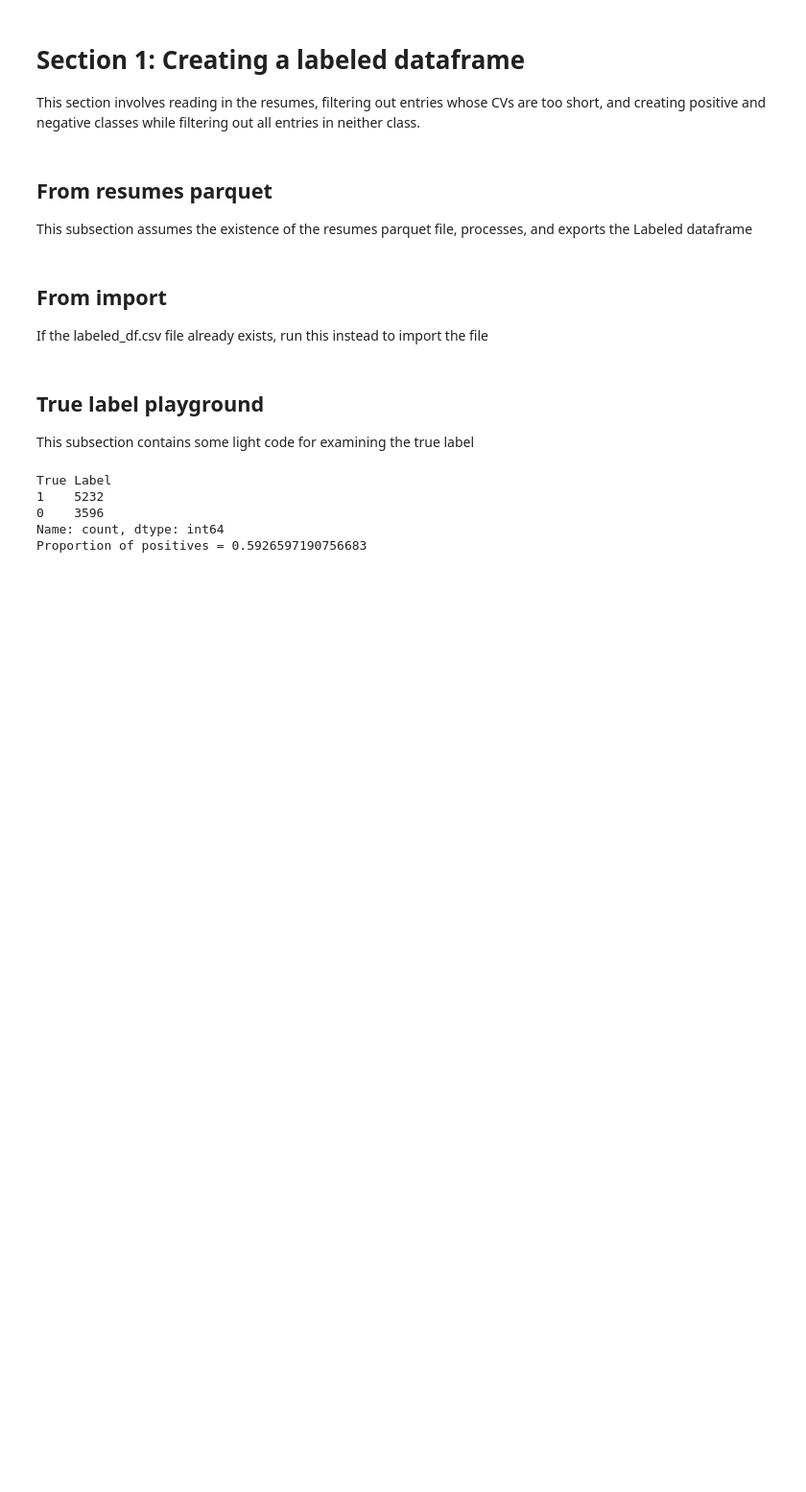
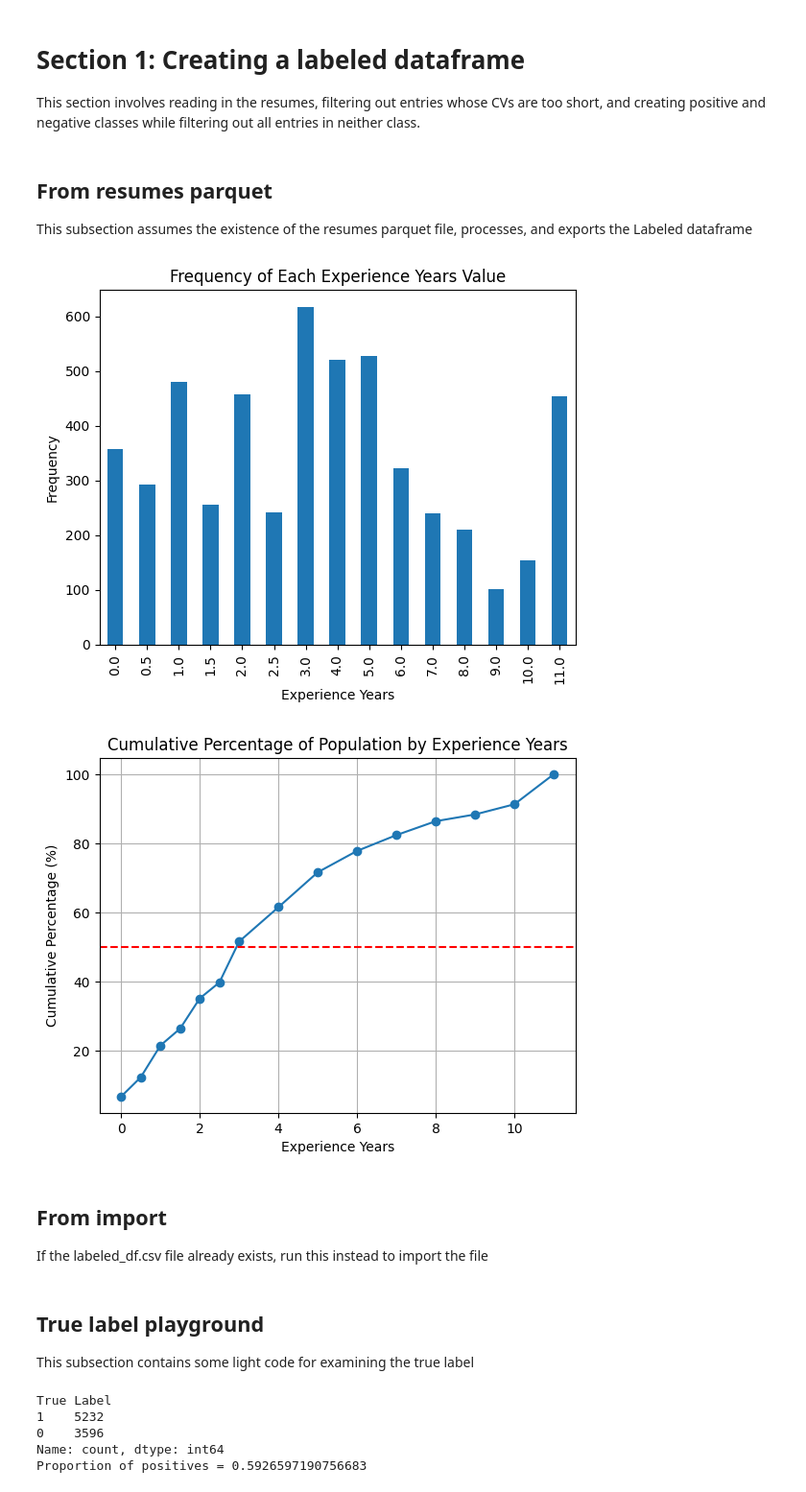
Before and after one commit to heyyjudes/llm-hiring-ecosystem, a Jupyter notebook: execution.ipynb, the cells around one changed output. Shown at 96% size. Saved outputs shown, nothing was run; the diff lists cells and outputs as text; code cells hidden in the pictures; blank space fills up the shorter version.

Commit message:
Add experience years plots
Good for determining appropriate experience year cutoff

```diff
--- a/execution.ipynb
+++ b/execution.ipynb
@@ -24,17 +21,49 @@ raw_df = pd.read_parquet(RESUMES_PARQUET_INPUT_FILENAME, engine='pyarrow')  # ra
 MIN_CV_LENGTH = 1000
 filtered_df = raw_df.loc[raw_df['CV'].dropna().apply(len) >= MIN_CV_LENGTH]
 
-# Add a true label column based on the specified keywords
-import testing_scripts.label_resumes
-labeled_df = filtered_df.copy()
-testing_scripts.label_resumes.add_true_label_column(labeled_df, constants.POSITIVE_POSITIONS, constants.POSITIVE_KEYWORDS, constants.NEGATIVE_POSITIONS, constants.NEGATIVE_KEYWORDS)
+# Take only the PM resumes
+import testing_scripts.label_resumes as label_resumes
 
-# Filter out entries whose true label is NA (i.e. belongs to neither class)
-labeled_df = labeled_df[labeled_df["True Label"].notna()]
-
-# Export the labeled dataframe
-LABELED_DATAFRAME_OUTPUT_FILENAME = "data/labeled_df_PM vs UI_1000 chars min.csv"
-labeled_df.to_csv(LABELED_DATAFRAME_OUTPUT_FILENAME)
+is_pm_match = lambda row : label_resumes.is_match(row, ["Project Manager"], ["Project Manager"])
+pm_mask = filtered_df.apply(is_pm_match, axis = 1)
+pm_df = filtered_df[pm_mask]
+# %%
+# Plot the experience years
+
+experience_years_counts = pm_df['Experience Years'].value_counts().sort_index()
+cumulative_counts = experience_years_counts.cumsum()
+
+# BAR PLOT
+experience_years_counts.plot(kind='bar')
+
+# Add labels and title
+plt.xlabel('Experience Years')
+plt.ylabel('Frequency')
+plt.title('Frequency of Each Experience Years Value')
+
+# Show the plot
+plt.show()
+
+# CUMULATIVE PLOT
+# Step 3: Convert the cumulative counts to cumulative percentages
+total_count = len(pm_df)
+cumulative_percentages = (cumulative_counts / total_count) * 100
+
+# Step 4: Plot the cumulative percentage
+cumulative_percentages.plot(kind='line', marker='o')
+plt.axhline(y=50, color='red', linestyle='--', label='50% Line')
+
+# Add labels and title
+plt.xlabel('Experience Years')
+plt.ylabel('Cumulative Percentage (%)')
+plt.title('Cumulative Percentage of Population by Experience Years')
+
+# Show the plot
+plt.grid(True)
+plt.show()
+# %% [output]
+[figure, added]
+[figure, added]
 # %% [markdown]
 ## From import
 If the labeled_df.csv file already exists, run this instead to import the file
```
Also changed, not shown: parts of 1 cell of this notebook, 1 other file.
